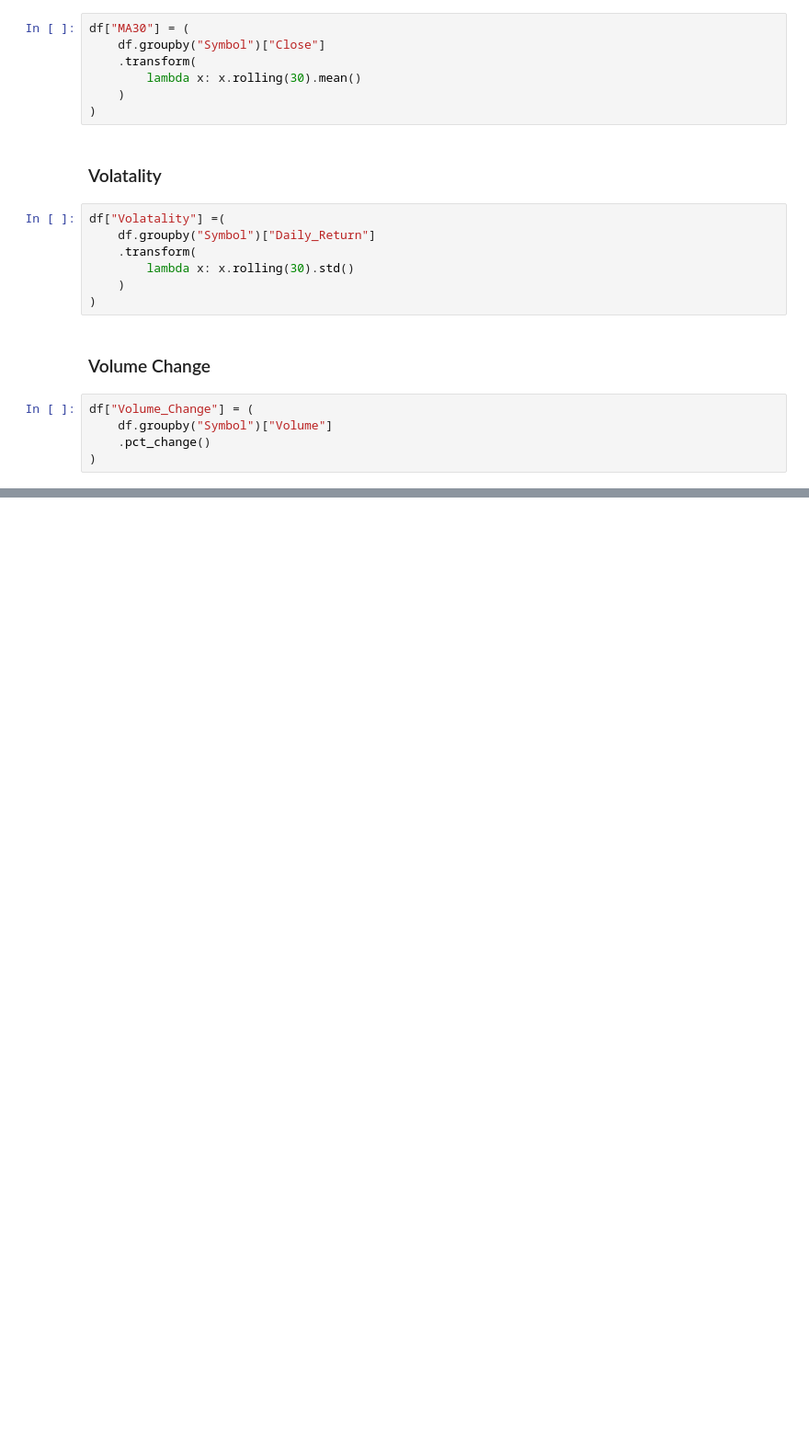
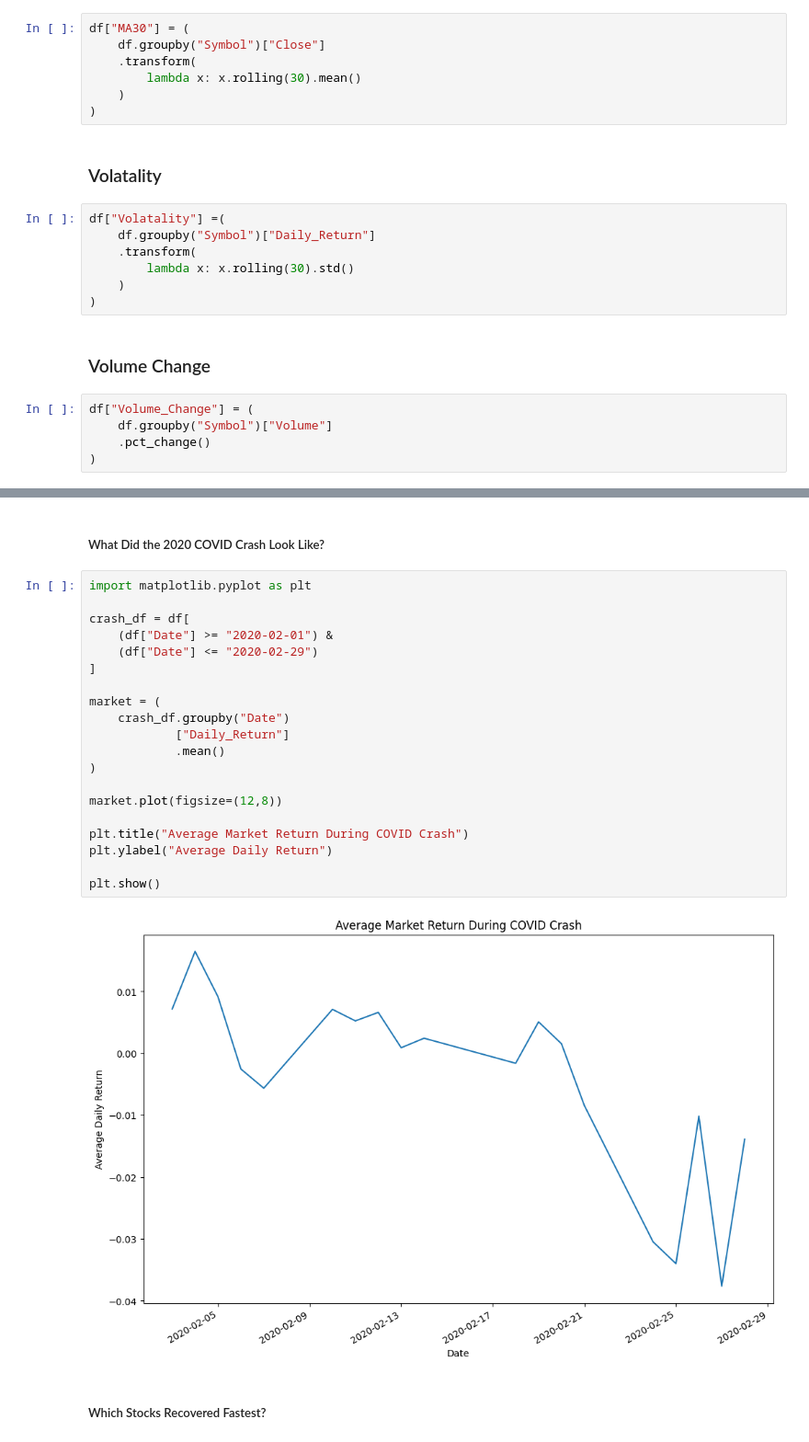
Before and after one commit to RishavVerma0/Journey-To-AI-Engineer, a Jupyter notebook: DataAnalysis Projects/intermediate/Notebook/stock_analysis.ipynb, the cells around one changed output, grey strips where cells are left out. Shown: that part at 92% size. Drawn from its saved outputs; the diff is of its cells as text; blank space fills up the shorter version.

```diff
--- a/DataAnalysis Projects/intermediate/Notebook/stock_analysis.ipynb
+++ b/DataAnalysis Projects/intermediate/Notebook/stock_analysis.ipynb
@@ -204,0 +256,26 @@ df["Volume_Change"] = (
+# %% [markdown]
+##### What Did the 2020 COVID Crash Look Like?
+# %%
+import matplotlib.pyplot as plt
+
+crash_df = df[
+    (df["Date"] >= "2020-02-01") &
+    (df["Date"] <= "2020-02-29")
+]
+
+market = (
+    crash_df.groupby("Date")
+            ["Daily_Return"]
+            .mean()
+)
+
+market.plot(figsize=(12,8))
+
+plt.title("Average Market Return During COVID Crash")
+plt.ylabel("Average Daily Return")
+
+plt.show()
+# %% [output]
+[figure, added]
+# %% [markdown]
+##### Which Stocks Recovered Fastest?
```
Also changed, not shown: parts of 13 cells of this notebook.
